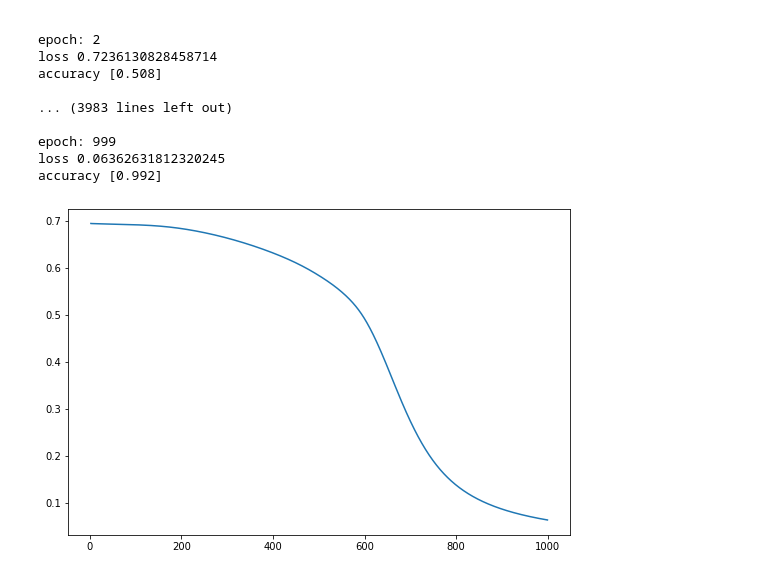
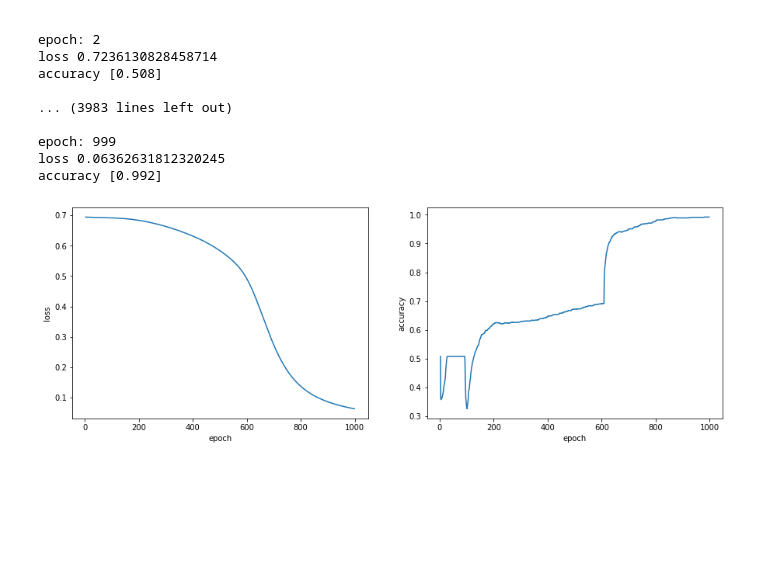
Before and after one commit to eepishin/FCN, a Jupyter notebook: FCN from scratch.ipynb, the cells around one changed output. Cells and saved outputs as stored; diff of their text form; code cells hidden in the pictures; blank space fills up the shorter version.

```diff
--- a/FCN from scratch.ipynb
+++ b/FCN from scratch.ipynb
@@ -1301,10 +1302,43 @@ class Network:
         self.W3 = np.random.random(size=W3)
         self.b3 = np.random.random(size=b3)
 
-    def plot(self, size=(9,6)):
+    def plot_train_logs(self, size=(15,5)):
         plt.figure(figsize=size)
+
+        plt.subplot(121)
         plt.plot(self.ep_logs[3:], self.loss_logs[3:])
+        plt.xlabel('epoch')
+        plt.ylabel('loss')
+
+        plt.subplot(122)
+        plt.plot(self.ep_logs[3:], self.acc_logs[3:])
+        plt.xlabel('epoch')
+        plt.ylabel('accuracy')
+
         plt.show()
+
+    def plot_decision_boundary(self, ):
+        xx, yy = np.meshgrid(np.linspace(-6, 6, 100), np.linspace(-6, 6, 100))
+        target = ((xx * yy) > 0).astype(int)
+
+        X_grid = np.row_stack([xx.ravel(), yy.ravel()])
+
+        preds = []
+        for i in range(X_grid.shape[1]):
+            x = X_grid[:,i].reshape(2,1)
+            out = self.forward_pass(x)
+            preds.append(int(out[0] >= 0.5))
+        preds = np.array(preds).reshape(target.shape)
+
+        cm_bright = ListedColormap(['indigo', 'deeppink'])
+        plt.figure(figsize=(11,6))
+        ax = plt.gca()
+        ax.contourf(xx, yy, preds, 2, cmap='GnBu', alpha=.5)
+        ax.contour(xx, yy, preds,  2, cmap='GnBu')
+        # ax.scatter(X.T[:,0], X.T[:,1], c=y.reshape(-1), s=9, cmap = 'viridis')
+        ax.scatter(self.X.T[:,0], self.X.T[:,1], c=self.y.reshape(-1), s=9, cmap=cm_bright)
+        plt.show()
+
 
     def zero_grad(self):
         self.gradients = {'dW3': [], 'db3': [],
@@ -1376,6 +1410,7 @@ class Network:
 
     def train_loop(self,):
         self.ep_logs = []
+        self.acc_logs = []
         self.loss_logs = []
         for epoch in range(self.n_epochs):
             self.zero_grad()
@@ -1395,6 +1430,7 @@ class Network:
             accuracy = correct/self.n_samples
             loss = np.mean(running_loss)
             self.loss_logs.append(loss)
+            self.acc_logs.append(accuracy)
             self.ep_logs.append(epoch)
             print('epoch:', epoch)
             print('loss', loss)
@@ -1435,6 +1471,6 @@ epoch: 999
 loss 0.06362631812320245
 accuracy [0.992]
 # %%
-net.plot()
+net.plot_train_logs()
 # %% [output]
-[figure, old version]
+[figure, new version]
```
Also changed, not shown: parts of 2 cells of this notebook.
